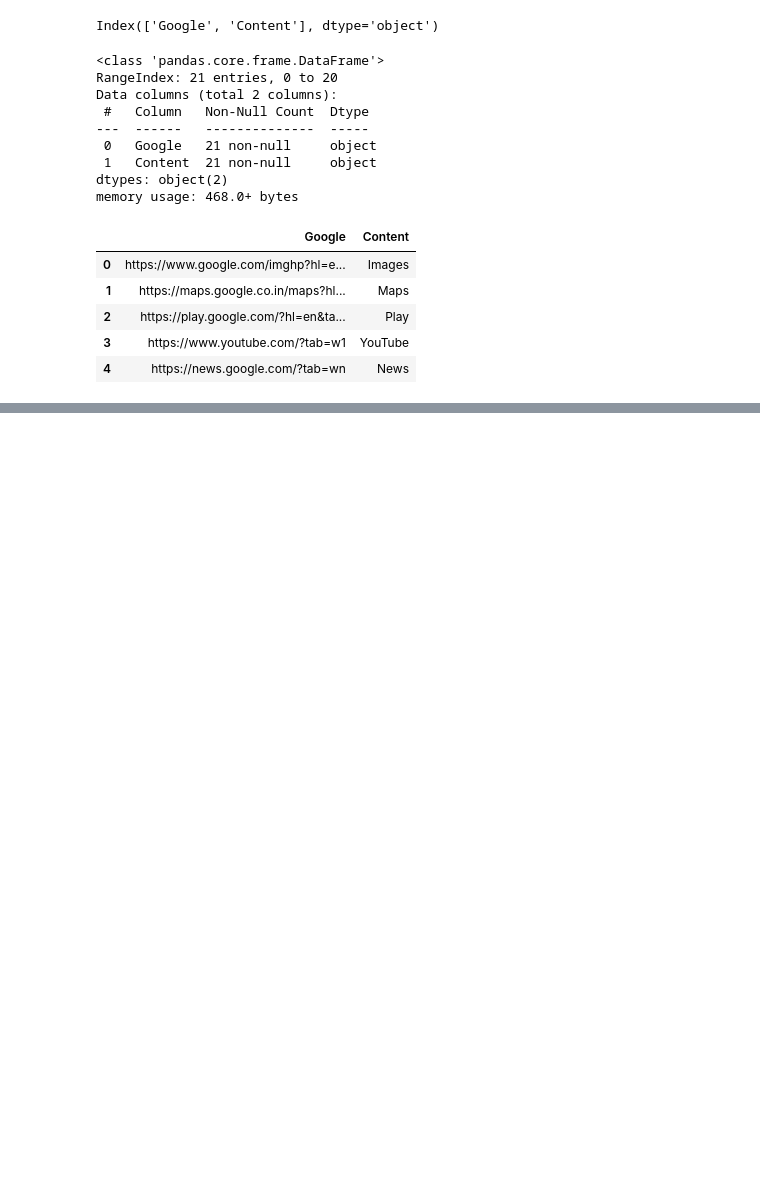
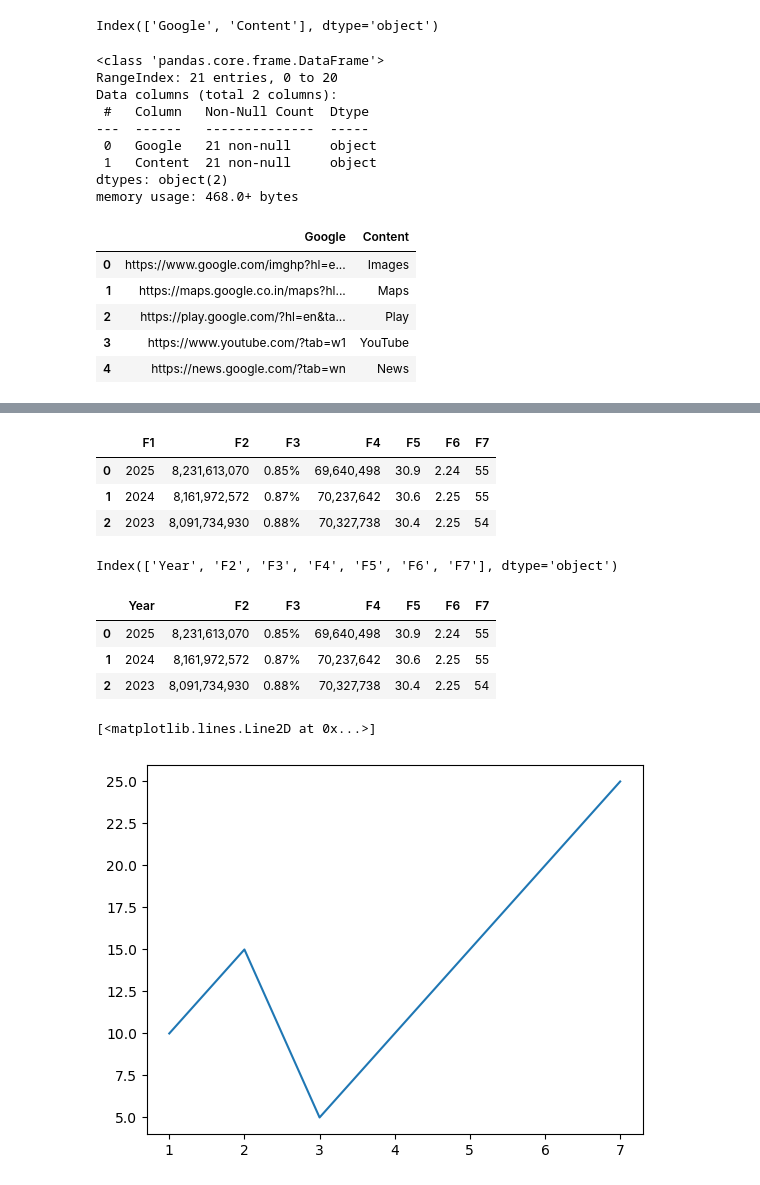
Before and after one commit to Palanikarthikeyan/MLOps_Nov-, a Jupyter notebook: DAY2/DE-MLOps-2.ipynb, the cells around one changed output, grey strips where cells are left out. Saved outputs shown, nothing was run; the diff lists cells and outputs as text; code cells hidden in the pictures; blank space fills up the shorter version.

```diff
--- a/DAY2/DE-MLOps-2.ipynb
+++ b/DAY2/DE-MLOps-2.ipynb
@@ -568,0 +667,7 @@ df_google.head()
+# %%
+df.head(3)
+# %% [output]
+|  | F1 | F2 | F3 | F4 | F5 | F6 | F7 |
+| 0 | 2025 | 8,231,613,070 | 0.85% | 69,640,498 | 30.9 | 2.24 | 55 |
+| 1 | 2024 | 8,161,972,572 | 0.87% | 70,237,642 | 30.6 | 2.25 | 55 |
+| 2 | 2023 | 8,091,734,930 | 0.88% | 70,327,738 | 30.4 | 2.25 | 54 |
@@ -568,0 +676,11 @@ df_google.head()
+# %%
+df.columns
+# %% [output]
+Index(['Year', 'F2', 'F3', 'F4', 'F5', 'F6', 'F7'], dtype='object')
+# %%
+df.head(3)
+# %% [output]
+|  | Year | F2 | F3 | F4 | F5 | F6 | F7 |
+| 0 | 2025 | 8,231,613,070 | 0.85% | 69,640,498 | 30.9 | 2.24 | 55 |
+| 1 | 2024 | 8,161,972,572 | 0.87% | 70,237,642 | 30.6 | 2.25 | 55 |
+| 2 | 2023 | 8,091,734,930 | 0.88% | 70,327,738 | 30.4 | 2.25 | 54 |
@@ -568,0 +700,6 @@ df_google.head()
+# %%
+import matplotlib.pyplot as plt
+plt.plot([1,2,3,7],[10,15,5,25])
+# %% [output]
+[<matplotlib.lines.Line2D at 0x...>]
+[figure, added]
```
Also changed, not shown: parts of 25 cells of this notebook.
